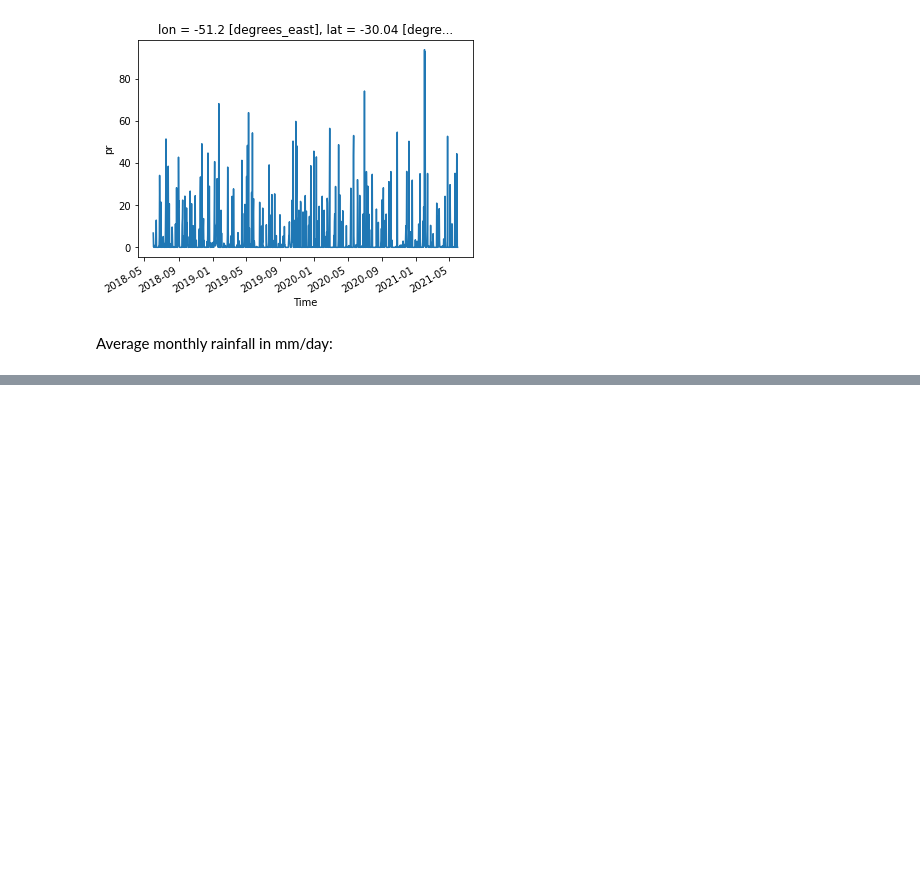
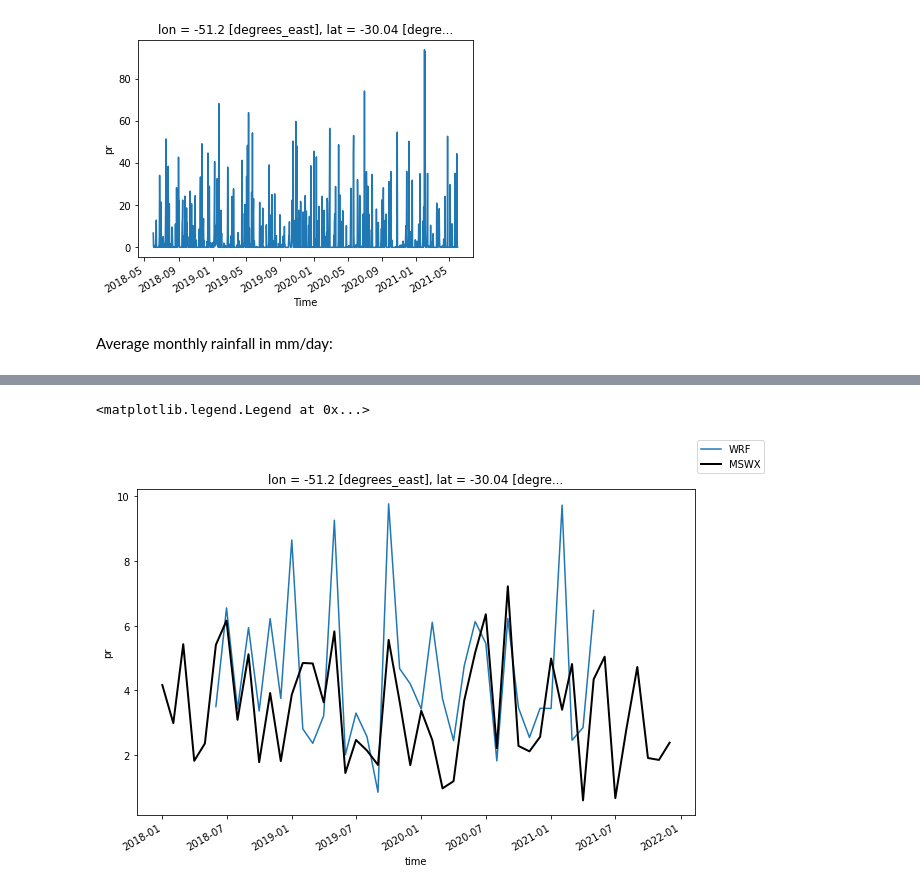
Before and after one commit to jesusff/fps-sesa-analyses, a Jupyter notebook: pr_tseries.ipynb, the cells around one changed output, grey strips where cells are left out. Saved outputs shown, nothing was run; the diff lists cells and outputs as text; code cells hidden in the pictures; blank space fills up the shorter version.

Commit message:
Add example of loading MSWX

```diff
--- a/pr_tseries.ipynb
+++ b/pr_tseries.ipynb
@@ -100,5 +100,6 @@ Average monthly rainfall in mm/day:
 # %%
 %%time
 
-tseries.resample(time = '1MS').mean(dim='time').plot()
+mtseries = tseries.resample(time = '1MS').mean(dim='time').compute()
+mtseries.plot()
 # %% [output]
@@ -108,0 +114,9 @@ Wall time: 25.8 s
+# %%
+mswx_urls = [
+  'https://data.meteo.unican.es/thredds/dodsC/devel/issues/46/raw/observations/CSAM-4i/GloH2O/MSWX/3hr/pr/pr_CSAM-4i_GloH2O-MSWX_3hr_201801010000-201831122100.nc',
+  'https://data.meteo.unican.es/thredds/dodsC/devel/issues/46/raw/observations/CSAM-4i/GloH2O/MSWX/3hr/pr/pr_CSAM-4i_GloH2O-MSWX_3hr_201901010000-201931122100.nc',
+  'https://data.meteo.unican.es/thredds/dodsC/devel/issues/46/raw/observations/CSAM-4i/GloH2O/MSWX/3hr/pr/pr_CSAM-4i_GloH2O-MSWX_3hr_202001010000-202031122100.nc',
+  'https://data.meteo.unican.es/thredds/dodsC/devel/issues/46/raw/observations/CSAM-4i/GloH2O/MSWX/3hr/pr/pr_CSAM-4i_GloH2O-MSWX_3hr_202101010000-202131122100.nc',
+]
+obs = xr.open_mfdataset(mswx_urls, chunks = dict(time = 100, lon = 100, lat = 100))
+obs
@@ -108,0 +159,5 @@ Wall time: 25.8 s
+# %%
+%%time
+
+obs_tseries = obs.pr.sel(target_location, method = 'nearest') * 86400 # 3h flux to mm/day
+obs_mtseries = obs_tseries.resample(time = '1MS').mean(dim='time').compute()
@@ -108,0 +167,11 @@ Wall time: 25.8 s
+# %%
+import matplotlib.pyplot as plt
+
+f = plt.figure(figsize=(10,6))
+ax = f.gca()
+mtseries.plot(ax = ax)
+obs_mtseries.plot(ax = ax, color = 'k', linewidth = 2)
+f.legend(['WRF', 'MSWX'])
+# %% [output]
+<matplotlib.legend.Legend at 0x...>
+[figure, added]
```
Also changed, not shown: parts of 7 cells of this notebook.
